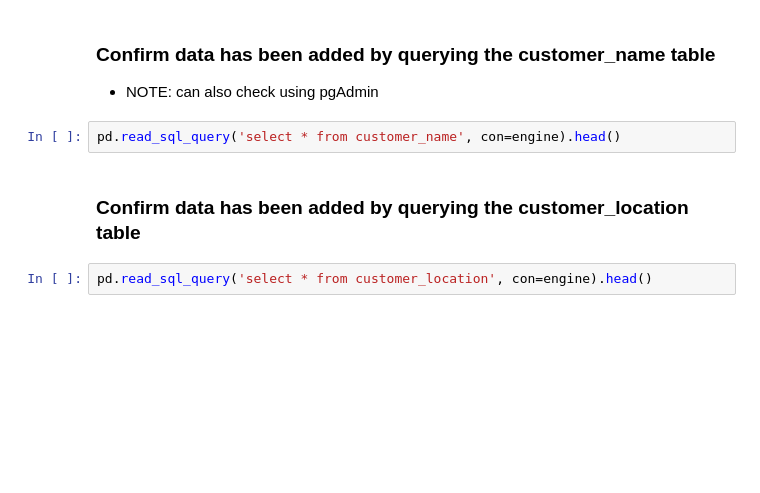
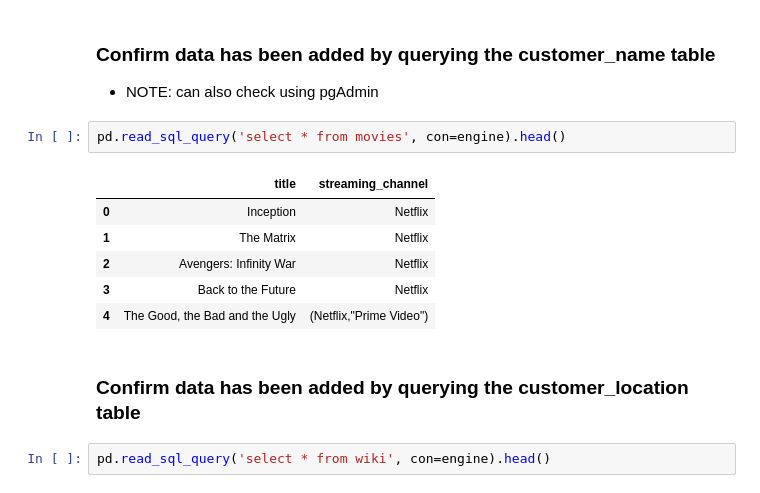
Before and after one commit to Pankaj-gh/ETL-Project, a Jupyter notebook: ETL Netflix Project.ipynb, the cells around one changed output. Saved outputs shown, nothing was run; the diff lists cells and outputs as text; blank space fills up the shorter version.

```diff
--- a/ETL Netflix Project.ipynb
+++ b/ETL Netflix Project.ipynb
@@ -139,8 +141,15 @@ wiki_df.to_sql(name='wiki', con=engine, if_exists='append', index=False)
 ### Confirm data has been added by querying the customer_name table
 * NOTE: can also check using pgAdmin
 # %%
-pd.read_sql_query('select * from customer_name', con=engine).head()
+pd.read_sql_query('select * from movies', con=engine).head()
+# %% [output]
+|  | title | streaming_channel |
+| 0 | Inception | Netflix |
+| 1 | The Matrix | Netflix |
+| 2 | Avengers: Infinity War | Netflix |
+| 3 | Back to the Future | Netflix |
+| 4 | The Good, the Bad and the Ugly | (Netflix,"Prime Video") |
 # %% [markdown]
 ### Confirm data has been added by querying the customer_location table
 # %%
-pd.read_sql_query('select * from customer_location', con=engine).head()
+pd.read_sql_query('select * from wiki', con=engine).head()
```
Also changed, not shown: parts of 2 cells of this notebook, 3 other files.
